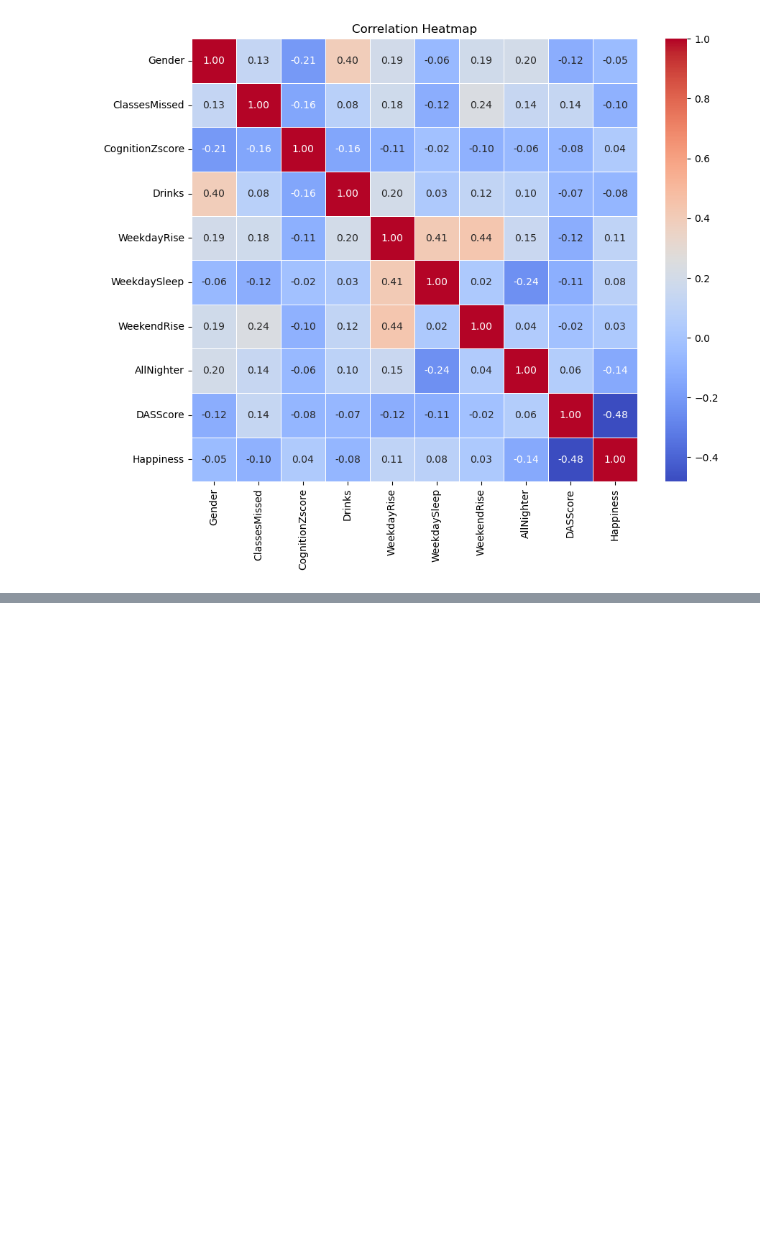
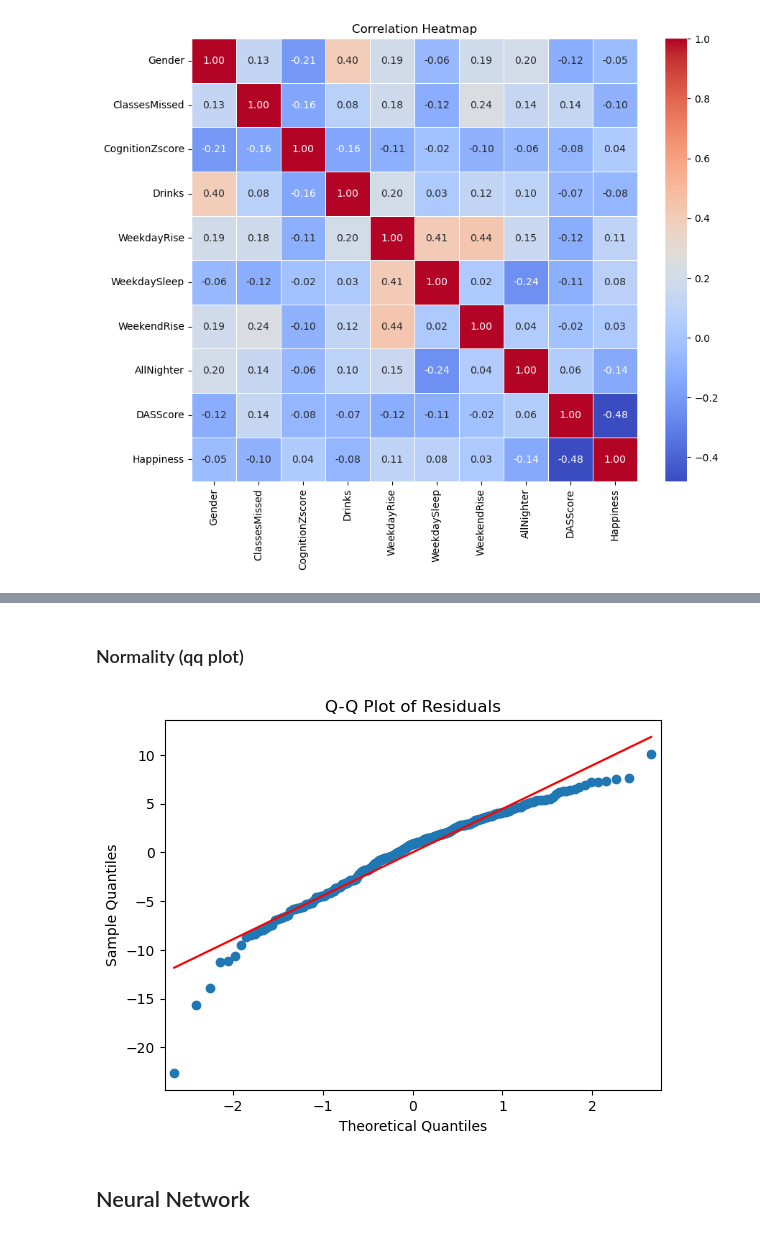
Before and after one commit to noellereid/Data-Science-Capstone, a Jupyter notebook: capstone_project.ipynb, the cells around one changed output, grey strips where cells are left out. Cells and saved outputs as stored; diff of their text form; code cells hidden in the pictures; blank space fills up the shorter version.

```diff
--- a/capstone_project.ipynb
+++ b/capstone_project.ipynb
@@ -296,11 +271,0 @@ def calculate_aic(X, y):
-# %%
-# fit model
-y = df['Happiness']
-X = df.drop(columns=['Happiness'])
-X = X.astype(int)
-
-best_model, best_features, best_aic = calculate_aic(X, y)
-
-print("Best Model Features:", best_features)
-print("Best Model AIC:", best_aic)
-print(best_model.summary())
@@ -315,0 +390,10 @@ print("Breusch-Pagan p-value:", pval)
+# %% [markdown]
+### Normality (qq plot)
+# %%
+sm.qqplot(model.resid, line='s')
+plt.title('Q-Q Plot of Residuals')
+plt.show()
+# %% [output]
+[figure, added]
+# %% [markdown]
+## Neural Network
```
Also changed, not shown: parts of 22 cells of this notebook.
